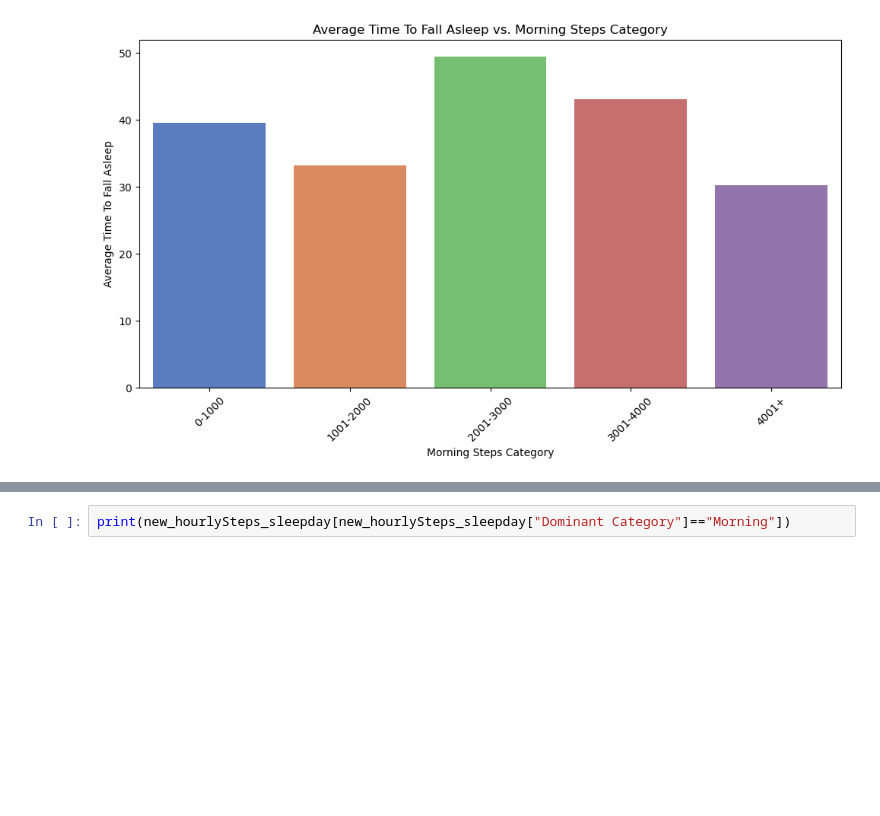
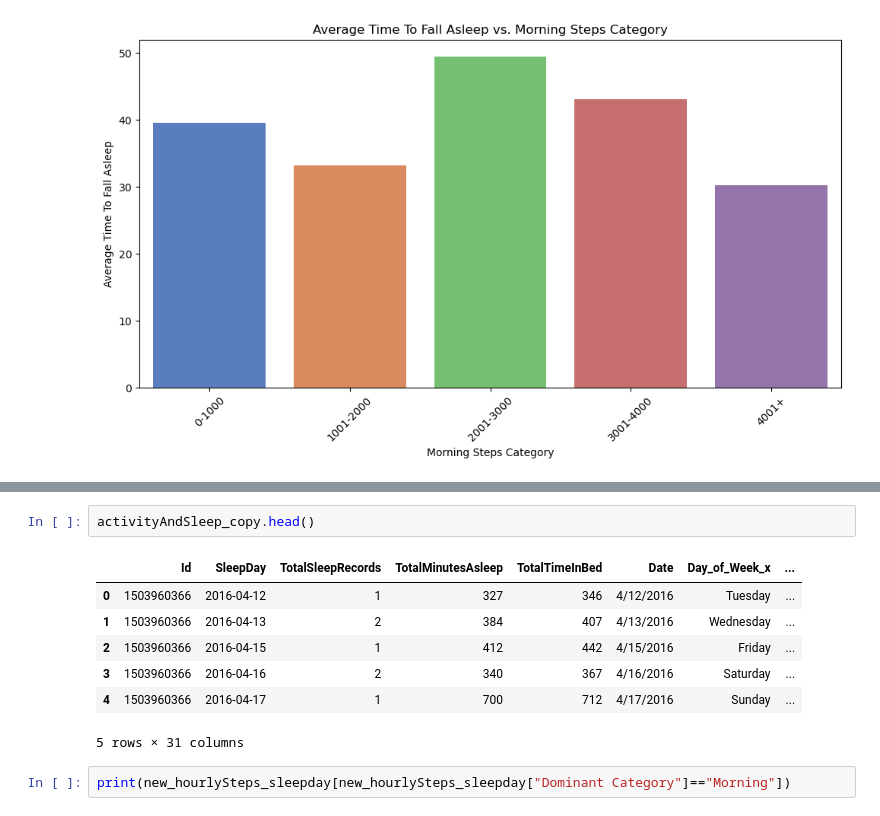
Before and after one commit to Hebbo23/Project-Big-Data---Group-22, a Jupyter notebook: final project code.ipynb, the cells around one changed output, grey strips where cells are left out. Saved outputs shown, nothing was run; the diff lists cells and outputs as text; blank space fills up the shorter version.

```diff
--- a/final project code.ipynb
+++ b/final project code.ipynb
@@ -1597,3 +1180,13 @@ plt.show()
+# %%
+activityAndSleep_copy.head()
+# %% [output]
+|  | Id | SleepDay | TotalSleepRecords | TotalMinutesAsleep | TotalTimeInBed | Date | Day_of_Week_x | ... |
+| 0 | 1503960366 | 2016-04-12 | 1 | 327 | 346 | 4/12/2016 | Tuesday | ... |
+| 1 | 1503960366 | 2016-04-13 | 2 | 384 | 407 | 4/13/2016 | Wednesday | ... |
+| 2 | 1503960366 | 2016-04-15 | 1 | 412 | 442 | 4/15/2016 | Friday | ... |
+| 3 | 1503960366 | 2016-04-16 | 2 | 340 | 367 | 4/16/2016 | Saturday | ... |
+| 4 | 1503960366 | 2016-04-17 | 1 | 700 | 712 | 4/17/2016 | Sunday | ... |
+5 rows × 31 columns
 # %%
 print(new_hourlySteps_sleepday[new_hourlySteps_sleepday["Dominant Category"]=="Morning"])
 # %% [output]
```
Also changed, not shown: parts of 53 cells of this notebook.
